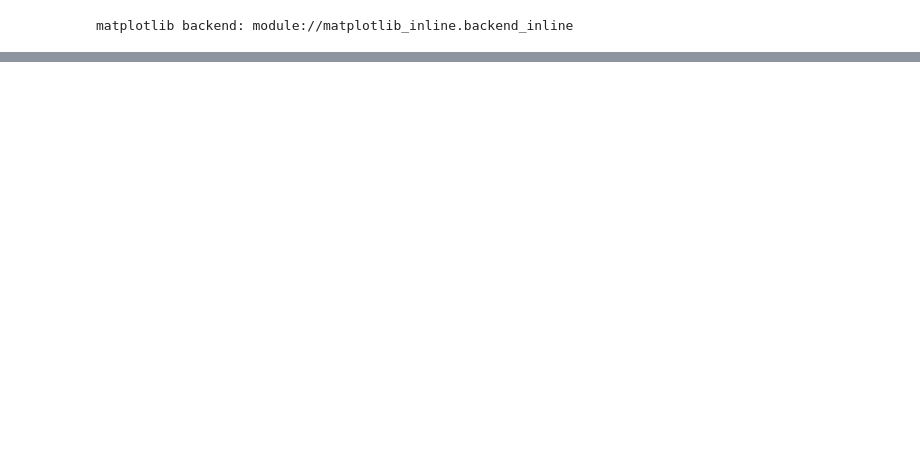
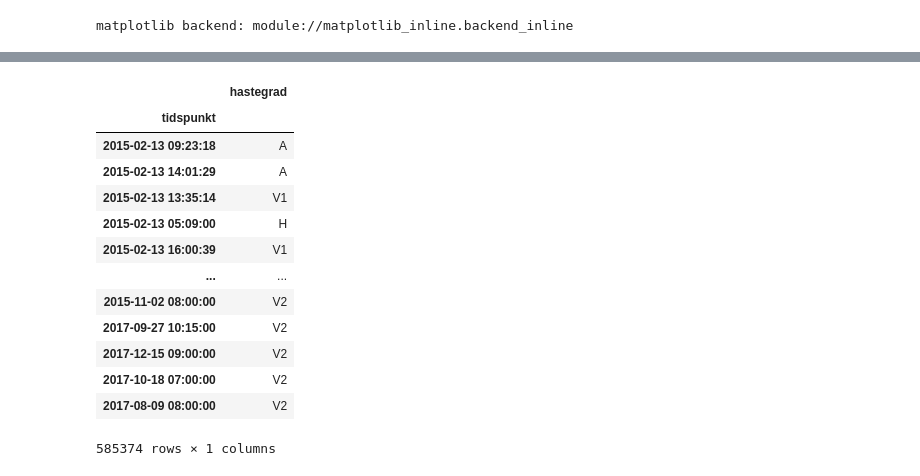
Before and after one commit to Magssch/gecco-2023-ambulance-allocation, a Jupyter notebook: scripts/notebooks/nicklas_ad_hoc_statistics.ipynb, the cells around one changed output, grey strips where cells are left out. Saved outputs shown, nothing was run; the diff lists cells and outputs as text; code cells hidden in the pictures; blank space fills up the shorter version.

```diff
--- a/scripts/notebooks/nicklas_ad_hoc_statistics.ipynb
+++ b/scripts/notebooks/nicklas_ad_hoc_statistics.ipynb
@@ -42,0 +43,30 @@ incidents
+# %%
+# Filter regions
+oslo = pd.read_csv("data/oslo.csv", encoding="utf-8", index_col=4)
+akershus = pd.read_csv("data/akershus.csv", encoding="utf-8", index_col=4)
+oslo_and_akershus_data = pd.concat([oslo, akershus])
+
+# Create indices based on SSB grids
+oslo_and_akershus = oslo_and_akershus_data.index
+df_cells = pd.Index(incidents["ssbid1000M"])
+
+# Filter out all incident cells that are not located in Oslo and Akershus
+incidents = incidents[df_cells.isin(oslo_and_akershus)]
+
+incidents = incidents.drop(['ssbid1000M'], axis=1)
+incidents
+# %% [output]
+|  | hastegrad |
+| tidspunkt |  |
+| 2015-02-13 09:23:18 | A |
+| 2015-02-13 14:01:29 | A |
+| 2015-02-13 13:35:14 | V1 |
+| 2015-02-13 05:09:00 | H |
+| 2015-02-13 16:00:39 | V1 |
+| ... | ... |
+| 2015-11-02 08:00:00 | V2 |
+| 2017-09-27 10:15:00 | V2 |
+| 2017-12-15 09:00:00 | V2 |
+| 2017-10-18 07:00:00 | V2 |
+| 2017-08-09 08:00:00 | V2 |
+585374 rows × 1 columns
```
Also changed, not shown: parts of 5 cells of this notebook, 1 other file.
